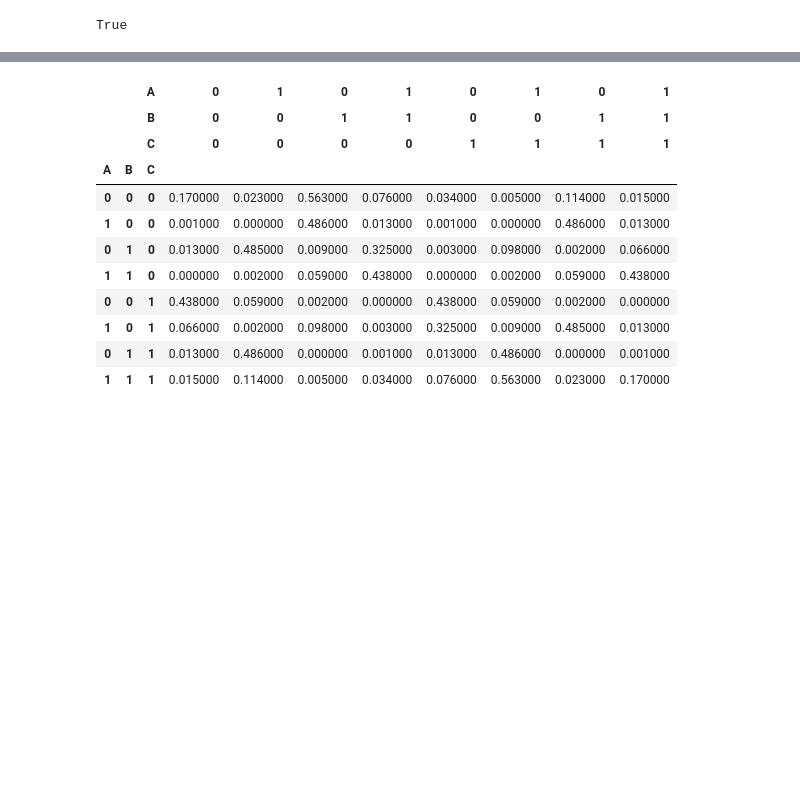
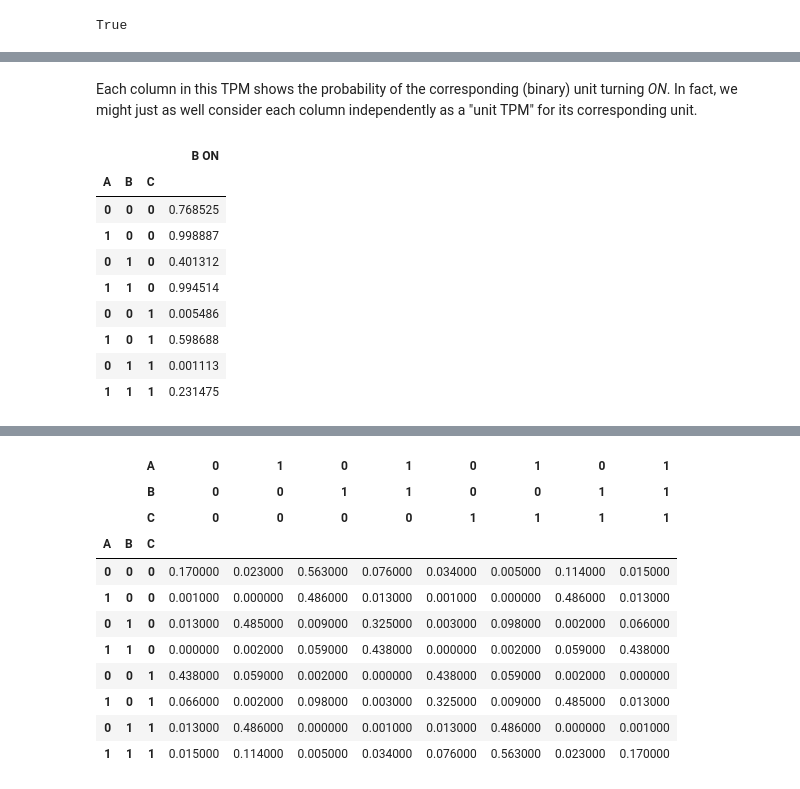
Before and after one commit to bjorneju/IIT_wiki_tutorial, a Jupyter notebook: notebooks/1_assessing_existence.ipynb, the cells around one changed output, grey strips where cells are left out. Cells and saved outputs as stored; diff of their text form; code cells hidden in the pictures; blank space fills up the shorter version.

```diff
--- a/notebooks/1_assessing_existence.ipynb
+++ b/notebooks/1_assessing_existence.ipynb
@@ -211,0 +212,15 @@ True
+# %% [markdown]
+Each column in this TPM shows the probability of the corresponding (binary) unit turning *ON*. In fact, we might just as well consider each column independently as a "unit TPM" for its corresponding unit.
+# %%
+viz.unit_tpm(substrate,'B')
+# %% [output]
+|  |  |  | B ON |
+| A | B | C |  |
+| 0 | 0 | 0 | 0.768525 |
+| 1 | 0 | 0 | 0.998887 |
+| 0 | 1 | 0 | 0.401312 |
+| 1 | 1 | 0 | 0.994514 |
+| 0 | 0 | 1 | 0.005486 |
+| 1 | 0 | 1 | 0.598688 |
+| 0 | 1 | 1 | 0.001113 |
+| 1 | 1 | 1 | 0.231475 |
```
Also changed, not shown: parts of 14 cells of this notebook, 5 other files.
